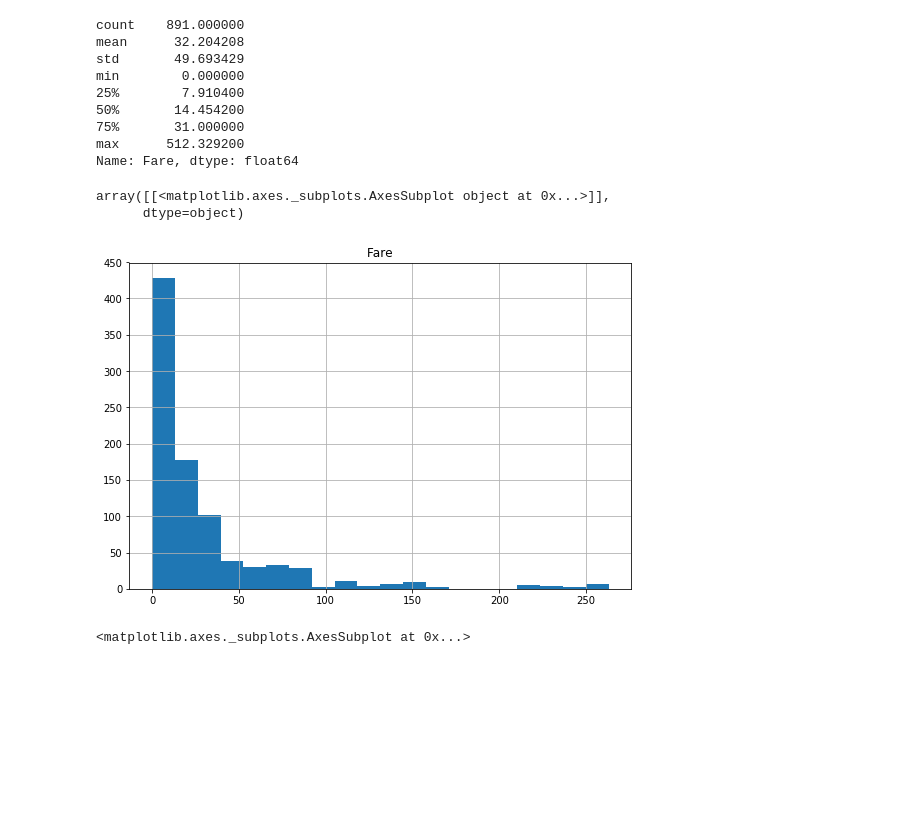
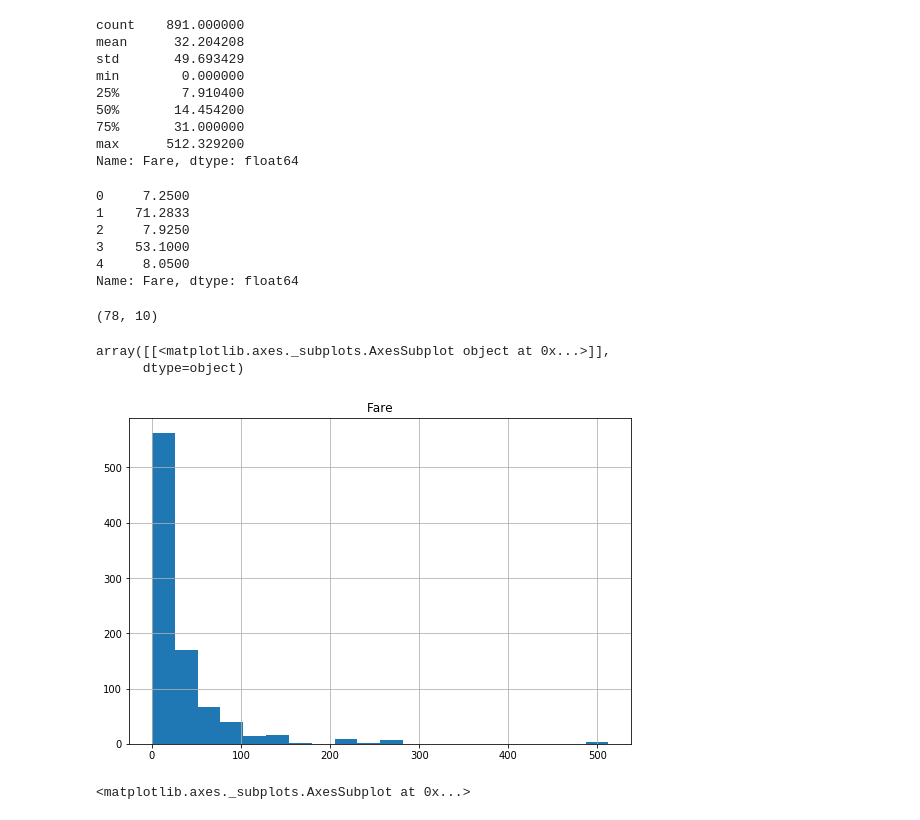
Before and after one commit to arthur-b-renaud/cours_machine_learning, a Jupyter notebook: Cours 2 - regression/Cours 2 - régression - titanic.ipynb, the cells around one changed output. Cells and saved outputs as stored; diff of their text form; code cells hidden in the pictures; blank space fills up the shorter version.

```diff
--- a/Cours 2 - regression/Cours 2 - régression - titanic.ipynb
+++ b/Cours 2 - regression/Cours 2 - régression - titanic.ipynb
@@ -35,14 +35,30 @@ min        0.000000
 75%       31.000000
 max      512.329200
 Name: Fare, dtype: float64
+# %%
+df['Fare'].head()
+# %% [output]
+0     7.2500
+1    71.2833
+2     7.9250
+3    53.1000
+4     8.0500
+Name: Fare, dtype: float64
+# %%
+def is_even(x):
+    return x % 2 == 0
+df['is_even_Fare'] = df['Fare'].apply(lambda v: is_even(v))
+df[df['is_even_Fare'] == True].shape
+# %% [output]
+(78, 10)
 # %%
-df[df.Fare<400].hist(column='Fare',    # Column to plot
+df.hist(column='Fare',    # Column to plot
                    figsize=(9,6),   # Plot size
                    bins=20)         # Number of histogram bins
 # %% [output]
 array([[<matplotlib.axes._subplots.AxesSubplot object at 0x...>]],
       dtype=object)
-[figure, old version]
+[figure, new version]
 # %%
 df[df.Fare<50].plot.scatter("Age","Fare")
 # %% [output]
```
Also changed, not shown: parts of 13 cells of this notebook, 4 other files.
